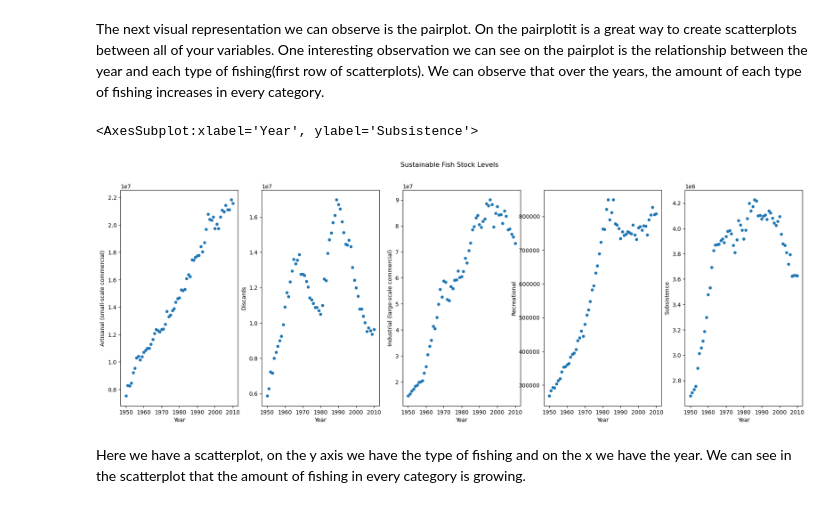
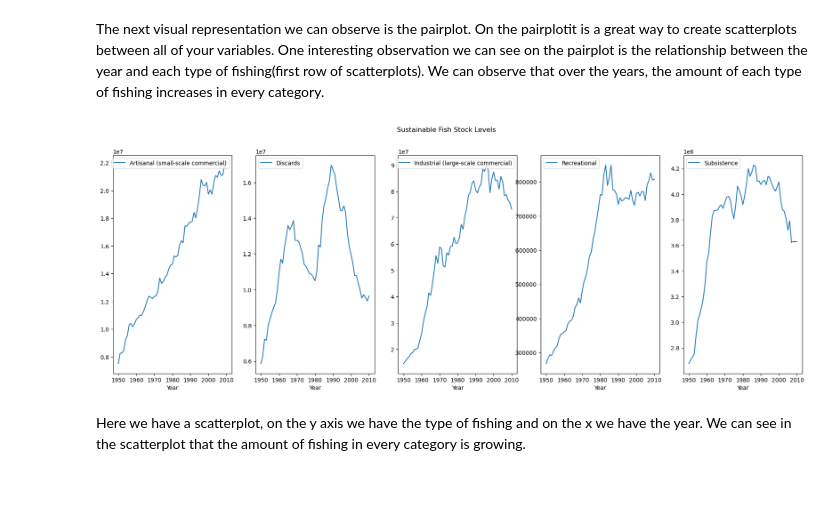
Before and after one commit to ubco-W2022T1-cosc301/project-group34, a Jupyter notebook: notebooks/lily.ipynb, the cells around one changed output. Cells and saved outputs as stored; diff of their text form; code cells hidden in the pictures.

```diff
--- a/notebooks/lily.ipynb
+++ b/notebooks/lily.ipynb
@@ -107,16 +117,16 @@ sns.pairplot(df1_cleaned)
 # %% [markdown]
 The next visual representation we can observe is the pairplot. On the pairplotit is a great way to create scatterplots between all of your variables. One interesting observation we can see on the pairplot is the relationship between the year and each type of fishing(first row of scatterplots). We can observe that over the years, the amount of each type of fishing increases in every category.
 # %%
-## Boxplot of the data
+## Line Graph of the data
 fig, axes = plt.subplots(1, 5, figsize=(22, 7))
-fig.suptitle('Sustainable Fish Stock Levels ')
-df1_cleaned.plot(ax=axes[0], kind='scatter', x='Year', y='Artisanal (small-scale commercial)')
-df1_cleaned.plot(ax=axes[1], kind='scatter', x='Year', y='Discards')
-df1_cleaned.plot(ax=axes[2], kind='scatter', x='Year', y='Industrial (large-scale commercial)')
-df1_cleaned.plot(ax=axes[3], kind='scatter', x='Year', y='Recreational')
-df1_cleaned.plot(ax=axes[4], kind='scatter', x='Year', y='Subsistence')
+fig.suptitle('Sustainable Fish Stock Levels')
+df1_cleaned.plot(ax=axes[0], kind='line', x='Year', y='Artisanal (small-scale commercial)')
+df1_cleaned.plot(ax=axes[1], kind='line', x='Year', y='Discards')
+df1_cleaned.plot(ax=axes[2], kind='line', x='Year', y='Industrial (large-scale commercial)')
+df1_cleaned.plot(ax=axes[3], kind='line', x='Year', y='Recreational')
+df1_cleaned.plot(ax=axes[4], kind='line', x='Year', y='Subsistence')
+plt.savefig('lily1.png')
 # %% [output]
-<AxesSubplot:xlabel='Year', ylabel='Subsistence'>
-[figure, old version]
+[figure, new version]
 # %% [markdown]
 Here we have a scatterplot, on the y axis we have the type of fishing and on the x we have the year. We can see in the scatterplot that the amount of fishing in every category is growing.
```
Also changed, not shown: parts of 18 cells of this notebook, 3 other files.
